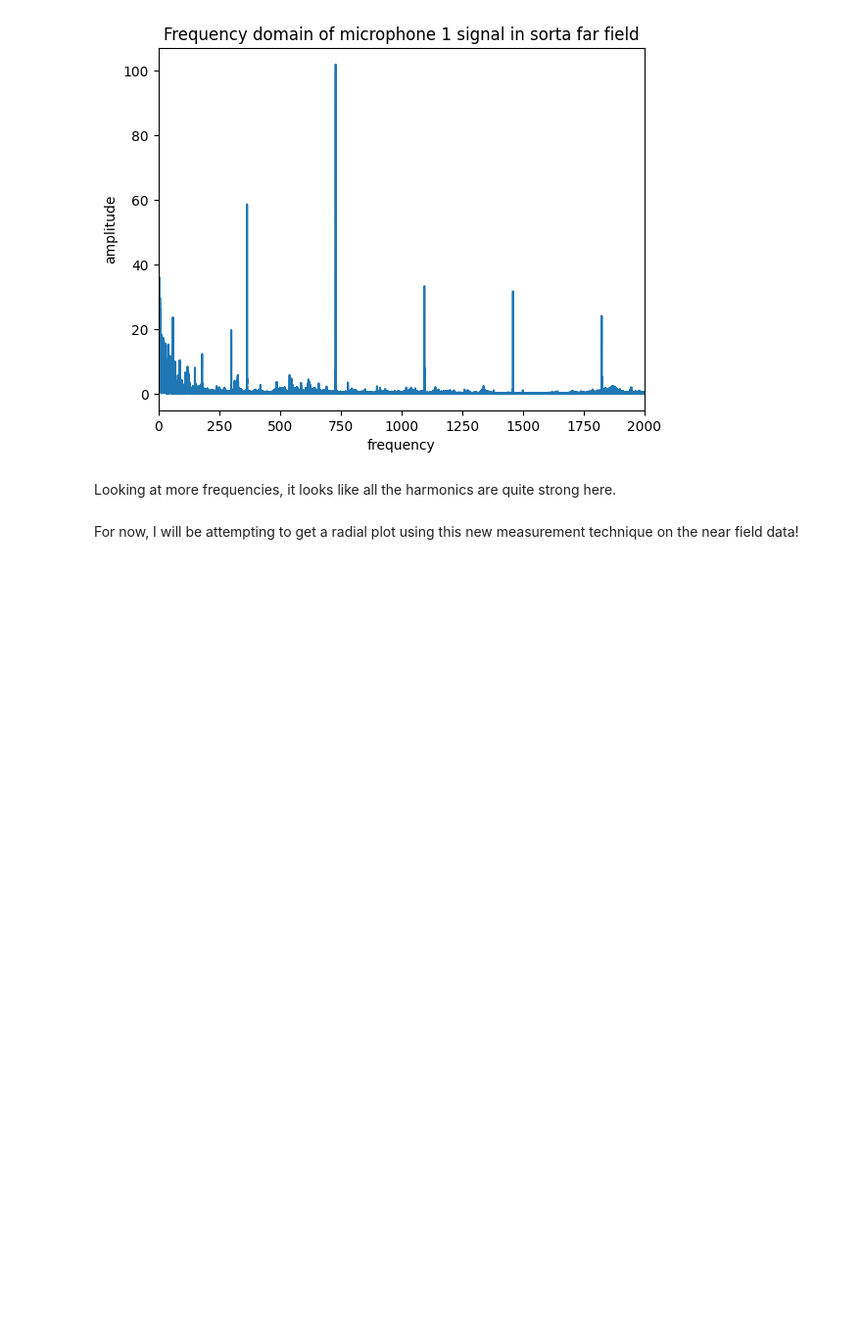
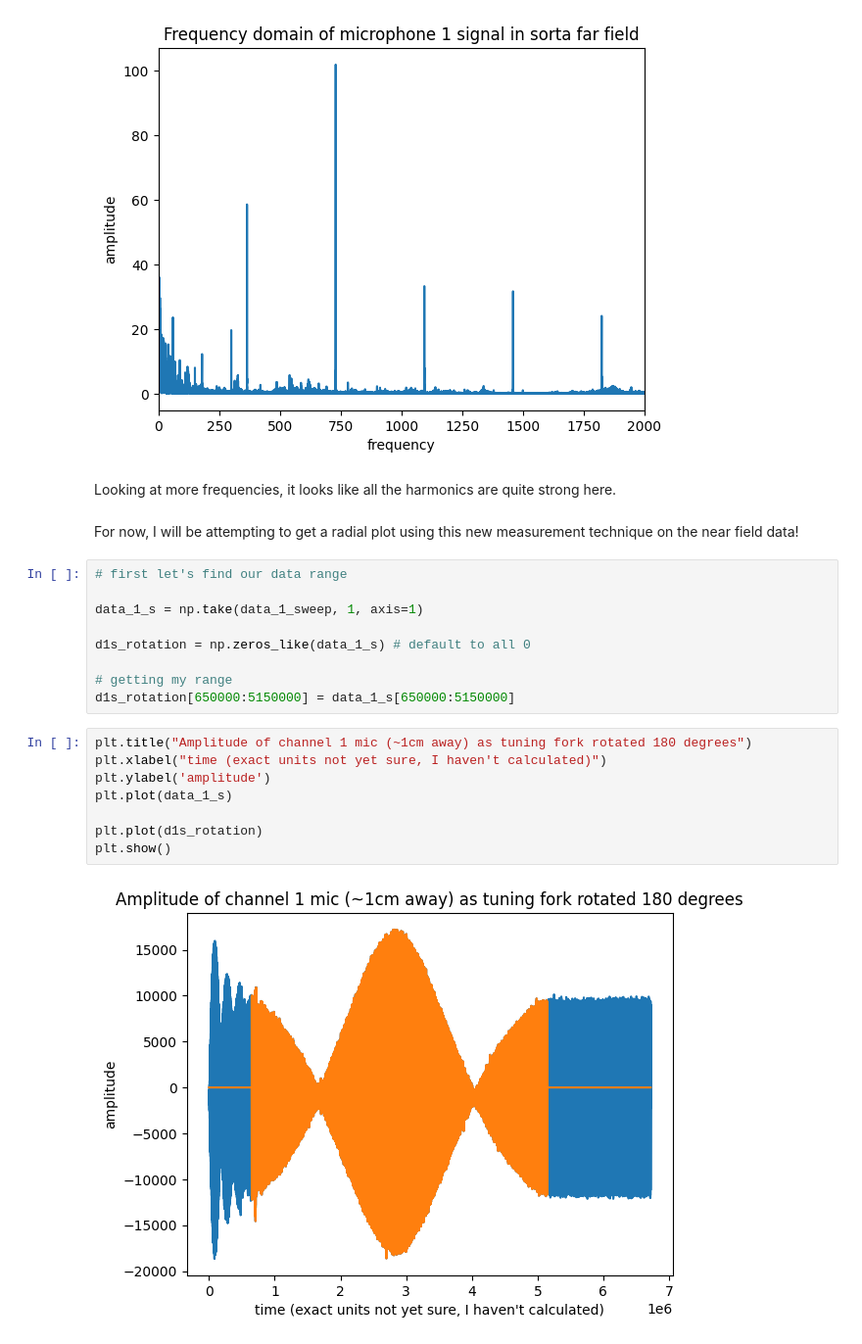
Before and after one commit to julianLapenna12/acoustic_radiation_modelling, a Jupyter notebook: notebooks/Ex1.acoustics.notebook.ipynb, the cells around one changed output. Shown at 98% size. Cells and saved outputs as stored; diff of their text form; blank space fills up the shorter version.

Commit message:
first radial

```diff
--- a/notebooks/Ex1.acoustics.notebook.ipynb
+++ b/notebooks/Ex1.acoustics.notebook.ipynb
@@ -575,3 +575,22 @@ plt.show()
 Looking at more frequencies, it looks like all the harmonics are quite strong here.
 # %% [markdown]
 For now, I will be attempting to get a radial plot using this new measurement technique on the near field data!
+# %%
+# first let's find our data range
+
+data_1_s = np.take(data_1_sweep, 1, axis=1)
+
+d1s_rotation = np.zeros_like(data_1_s) # default to all 0
+
+# getting my range
+d1s_rotation[650000:5150000] = data_1_s[650000:5150000]
+# %%
+plt.title("Amplitude of channel 1 mic (~1cm away) as tuning fork rotated 180 degrees")
+plt.xlabel("time (exact units not yet sure, I haven't calculated)")
+plt.ylabel('amplitude')
+plt.plot(data_1_s)
+
+plt.plot(d1s_rotation)
+plt.show()
+# %% [output]
+[figure, added]
```
Also changed, not shown: parts of 9 cells of this notebook.
